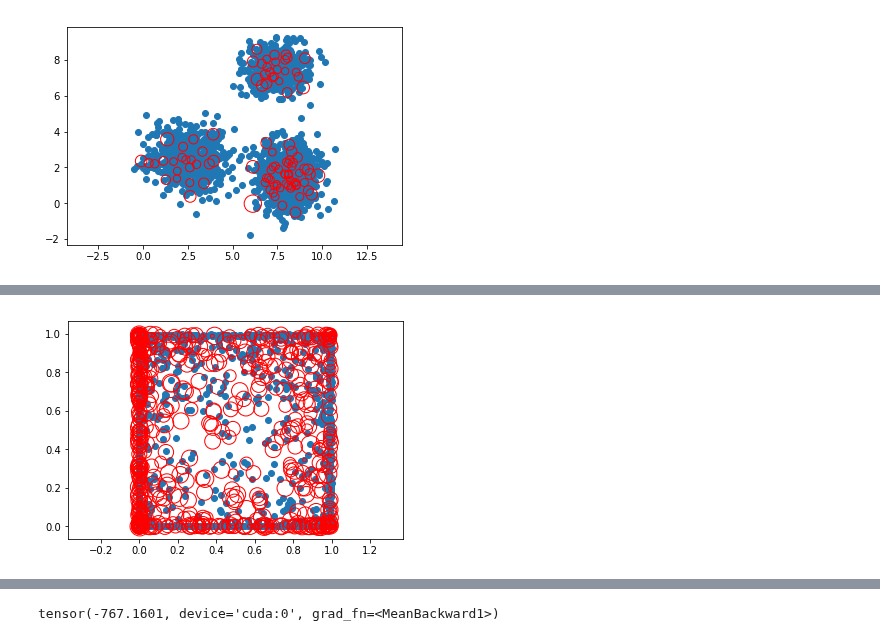
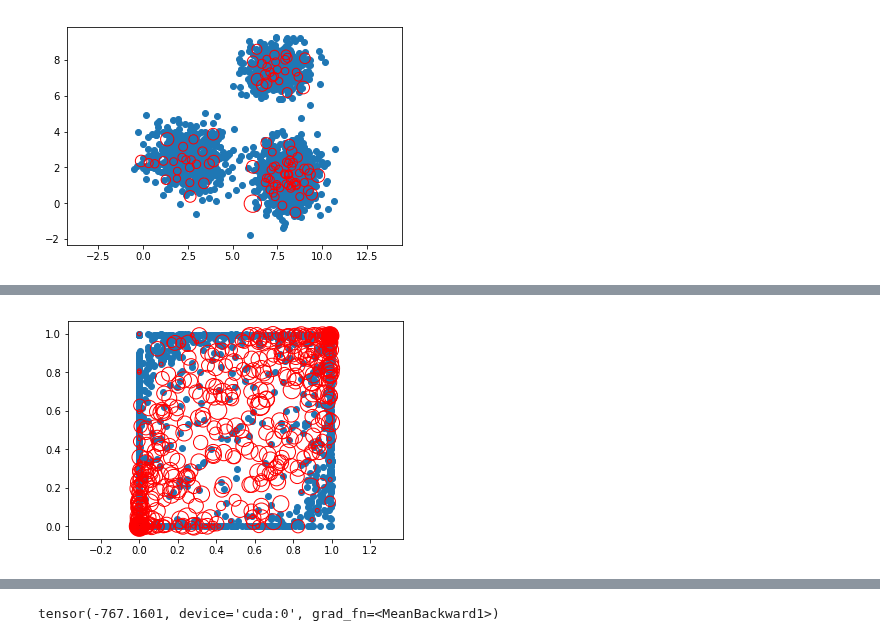
Before and after one commit to AlexMeinke/certified-certain-uncertainty, a Jupyter notebook: GMM.ipynb, the cells around one changed output, grey strips where cells are left out. Saved outputs shown, nothing was run; the diff lists cells and outputs as text; code cells hidden in the pictures.

Commit message:
Turned lambda into a parameter

```diff
--- a/GMM.ipynb
+++ b/GMM.ipynb
@@ -197,14 +197,15 @@ import torch.nn as nn
 import torch.nn.functional as F
 
 class Net(nn.Module):
-    def __init__(self, base_model, X, K, i=1.):
+    def __init__(self, base_model, X, K, loglam):
         super(Net, self).__init__()
         self.base_model = base_model
 
         self.gmm = GMM(K, 784)
         self.gmm.find_solution(X, iterate=False)
-        self.log_pz_lam = -784*torch.tensor(i).log().to(device)
-        self.log_K = -torch.tensor(10.).log().to(device)
+        #self.log_pz_lam = -784*torch.tensor(i).log().to(device)
+        self.log_pz_lam = nn.Parameter(torch.tensor(loglam, dtype=torch.float))
+        self.log_K = -torch.tensor(10.).log()
 
 
     def forward(self, x):
@@ -342,6 +375,6 @@ lr = .001
 momentum = .9
 
 optimizer_base = optim.SGD(base_model.parameters(), lr=lr, momentum=momentum)
-for epoch in range(3):
-    train(base_model, device, train_loader, optimizer_base, epoch, EMNIST_train_loader)
+for epoch in range(10):
+    train_vanilla(base_model, device, train_loader, optimizer_base, epoch)
 # %% [output]
@@ -366,4 +398,3 @@ Train Epoch: 2 [50000/60000 (83%)]      Loss: 2.766250
 # %%
-model = Net(base_model, X_MNIST, 700).to(device)
-model.log_pz_lam = torch.tensor(-740., device=device)
+model = Net(base_model, X_MNIST, 700, -765).to(device)
 # %%
@@ -389,7 +429,7 @@ plt.show()
 # %%
-lr = .000001
+lr = .00001
 momentum = .9
 
 optimizer = optim.SGD(model.parameters(), lr=lr, momentum=momentum)
-for epoch in range(3):
-    train(base_model, device, train_loader, optimizer, epoch, EMNIST_train_loader)
+for epoch in range(2):
+    train(model, device, train_loader, optimizer, epoch, EMNIST_train_loader)
@@ -467,5 +457,5 @@ b = torch.norm(torch.rand(2000,1,784)-model.gmm.mu[None,:,:], dim=2)
 # %%
-plot_2d_sample(X_MNIST,model.gmm.mu, (model.gmm.logvar/2).exp()/100,idx=(345,353))
+plot_2d_sample(X_MNIST,model.gmm.mu, (model.gmm.logvar/2).exp()/100,idx=(345,346))
 # %% [output]
-[figure, old version]
+[figure, new version]
 # %%
```
Also changed, not shown: parts of 13 cells of this notebook.
